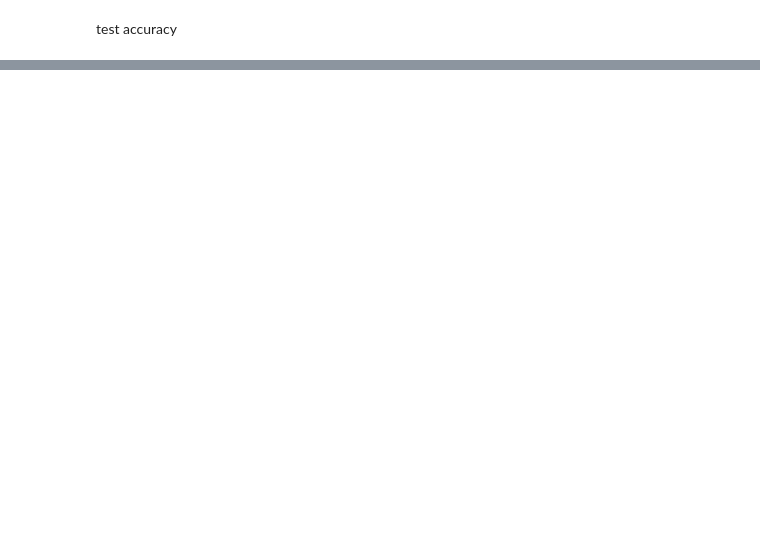
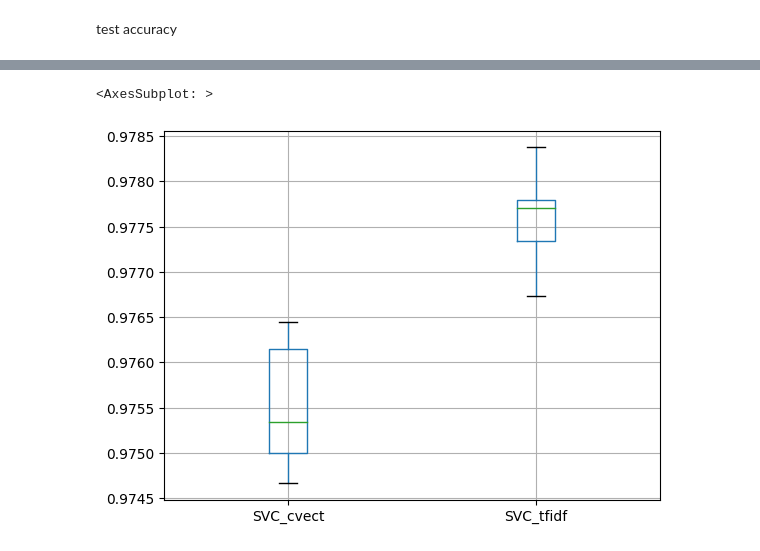
Before and after one commit to giacomovitangeli/phishing-detection, a Jupyter notebook: phishing_detection.ipynb, the cells around one changed output, grey strips where cells are left out. Cells and saved outputs as stored; diff of their text form; code cells hidden in the pictures; blank space fills up the shorter version.

```diff
--- a/phishing_detection.ipynb
+++ b/phishing_detection.ipynb
@@ -535,0 +597,5 @@ metrics.boxplot()
+# %%
+metrics.boxplot()
+# %% [output]
+<AxesSubplot: >
+[figure, added]
```
Also changed, not shown: parts of 30 cells of this notebook.
